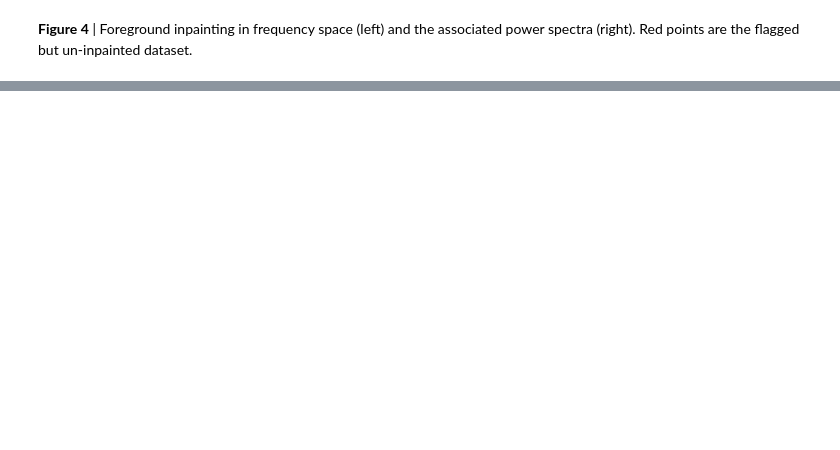
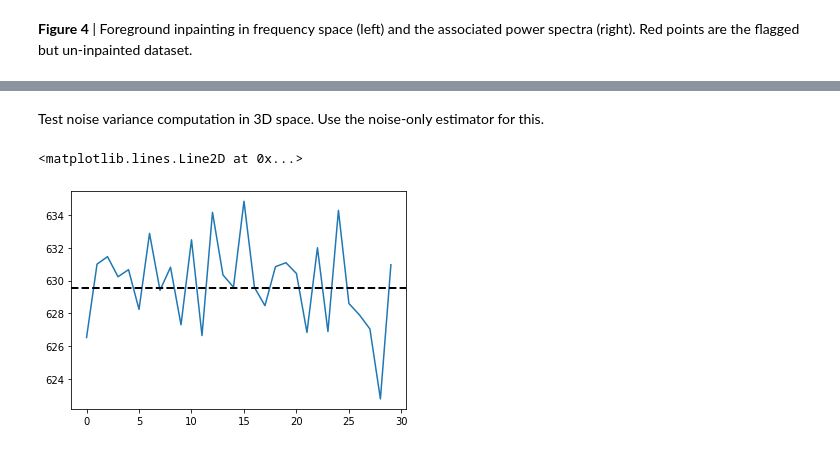
Before and after one commit to nkern/simpleQE, a Jupyter notebook: notebooks/getting_started.ipynb, the cells around one changed output, grey strips where cells are left out. Cells and saved outputs as stored; diff of their text form; code cells hidden in the pictures; blank space fills up the shorter version.

```diff
--- a/notebooks/getting_started.ipynb
+++ b/notebooks/getting_started.ipynb
@@ -326,0 +427,16 @@ __Figure 4__ | Foreground inpainting in frequency space (left) and the associate
+# %% [markdown]
+Test noise variance computation in 3D space. Use the noise-only estimator for this.
+# %%
+# unravel variances
+V = sqe.utils.ravel_mats(len(ra), sqe.utils.ravel_mats(len(ra), np.diag(N.V[2])))
+
+# unravel power spectra
+p = N.p.reshape(-1, N.p.shape[-1])
+
+# plot std over cube for each independent realization
+plt.plot(np.std(p.real, axis=0))
+# plot estimate noise std: 1/sqrt(2) comes from cross multiplying noise1 and noise2
+plt.axhline(V.mean()**.5, c='k', ls='--', lw=2)
+# %% [output]
+<matplotlib.lines.Line2D at 0x...>
+[figure, added]
```
Also changed, not shown: parts of 47 cells of this notebook.
